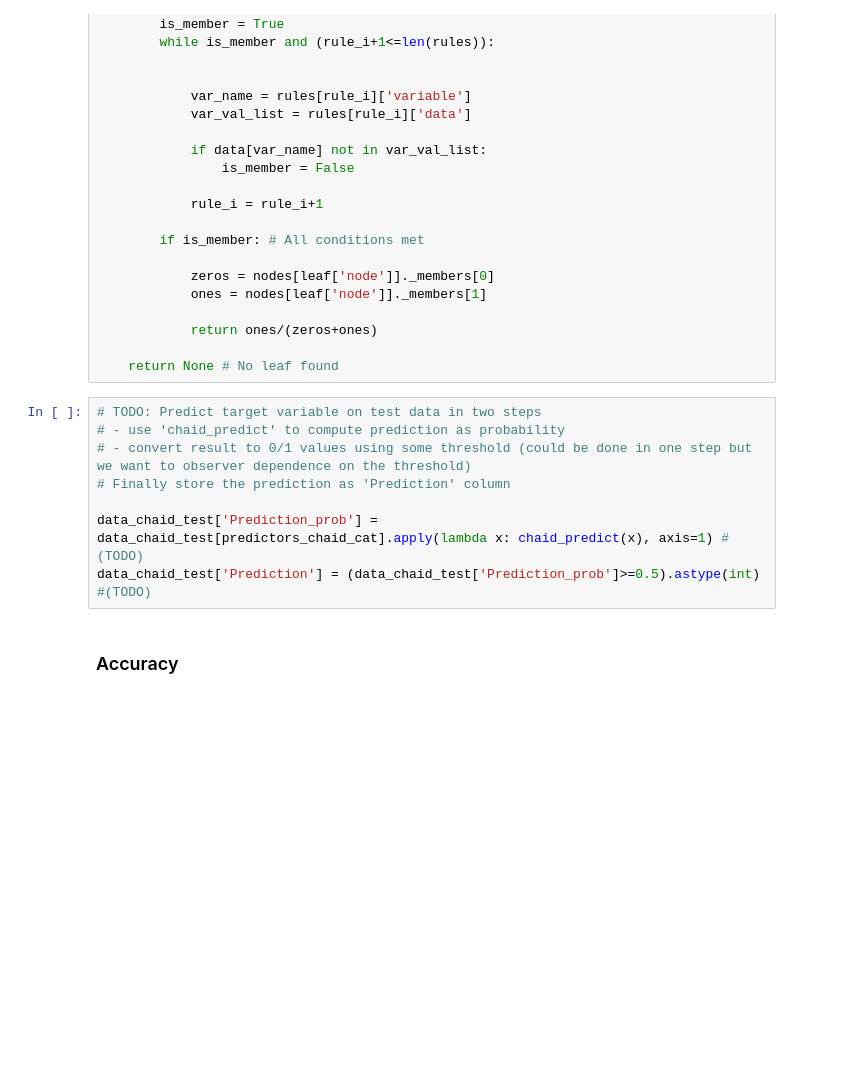
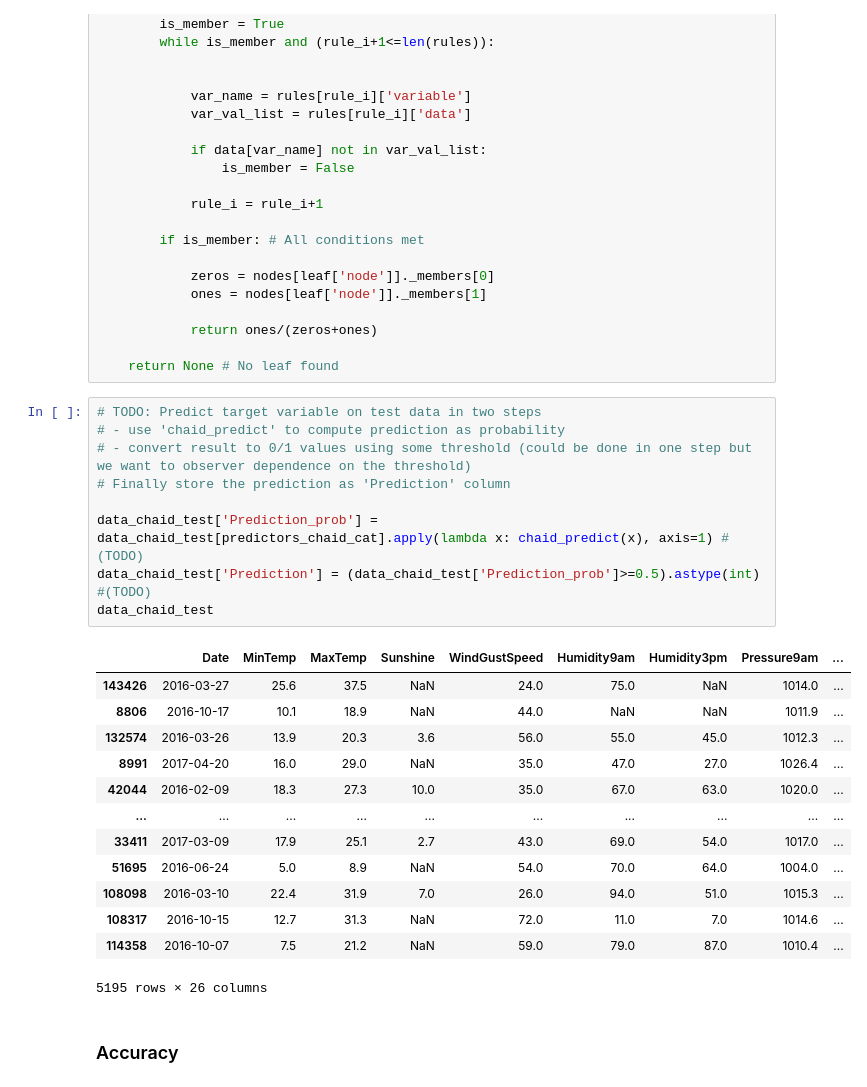
Before and after one commit to ancabenca/ds2-hw, a Jupyter notebook: OG-materials/04_decision_trees/trees_and_forest.ipynb, the cells around one changed output. Drawn from its saved outputs; the diff is of its cells as text; blank space fills up the shorter version.

```diff
--- a/OG-materials/04_decision_trees/trees_and_forest.ipynb
+++ b/OG-materials/04_decision_trees/trees_and_forest.ipynb
@@ -749,11 +887,26 @@ def chaid_predict(data):
 # %%
 # TODO: Predict target variable on test data in two steps
 # - use 'chaid_predict' to compute prediction as probability
 # - convert result to 0/1 values using some threshold (could be done in one step but we want to observer dependence on the threshold)
 # Finally store the prediction as 'Prediction' column
 
 data_chaid_test['Prediction_prob'] = data_chaid_test[predictors_chaid_cat].apply(lambda x: chaid_predict(x), axis=1) #(TODO)
 data_chaid_test['Prediction'] = (data_chaid_test['Prediction_prob']>=0.5).astype(int) #(TODO)
+data_chaid_test
+# %% [output]
+|  | Date | MinTemp | MaxTemp | Sunshine | WindGustSpeed | Humidity9am | Humidity3pm | Pressure9am | ... |
+| 143426 | 2016-03-27 | 25.6 | 37.5 | NaN | 24.0 | 75.0 | NaN | 1014.0 | ... |
+| 8806 | 2016-10-17 | 10.1 | 18.9 | NaN | 44.0 | NaN | NaN | 1011.9 | ... |
+| 132574 | 2016-03-26 | 13.9 | 20.3 | 3.6 | 56.0 | 55.0 | 45.0 | 1012.3 | ... |
+| 8991 | 2017-04-20 | 16.0 | 29.0 | NaN | 35.0 | 47.0 | 27.0 | 1026.4 | ... |
+| 42044 | 2016-02-09 | 18.3 | 27.3 | 10.0 | 35.0 | 67.0 | 63.0 | 1020.0 | ... |
+| ... | ... | ... | ... | ... | ... | ... | ... | ... | ... |
+| 33411 | 2017-03-09 | 17.9 | 25.1 | 2.7 | 43.0 | 69.0 | 54.0 | 1017.0 | ... |
+| 51695 | 2016-06-24 | 5.0 | 8.9 | NaN | 54.0 | 70.0 | 64.0 | 1004.0 | ... |
+| 108098 | 2016-03-10 | 22.4 | 31.9 | 7.0 | 26.0 | 94.0 | 51.0 | 1015.3 | ... |
+| 108317 | 2016-10-15 | 12.7 | 31.3 | NaN | 72.0 | 11.0 | 7.0 | 1014.6 | ... |
+| 114358 | 2016-10-07 | 7.5 | 21.2 | NaN | 59.0 | 79.0 | 87.0 | 1010.4 | ... |
+5195 rows × 26 columns
 # %% [markdown]
 ### Accuracy
 # %%
```
Also changed, not shown: parts of 21 cells of this notebook, 12 other files.
